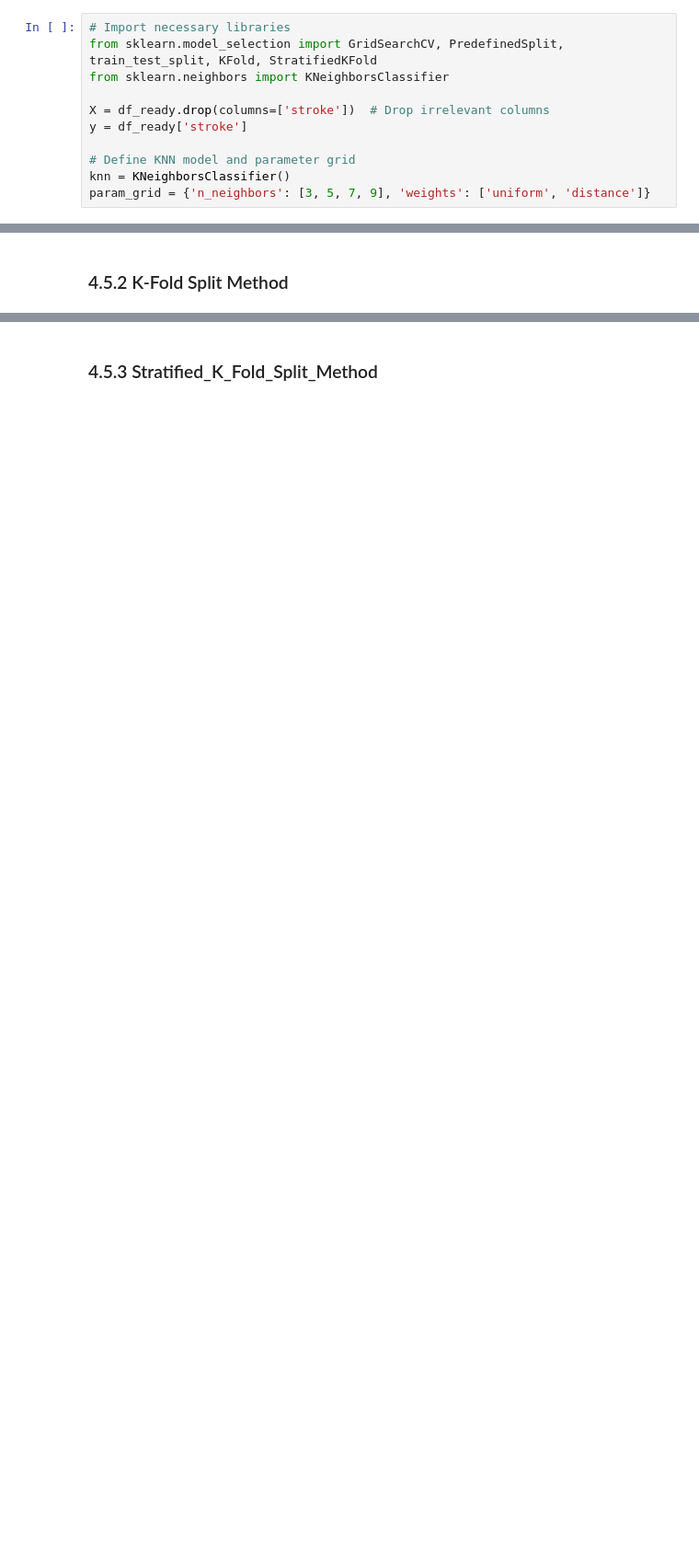
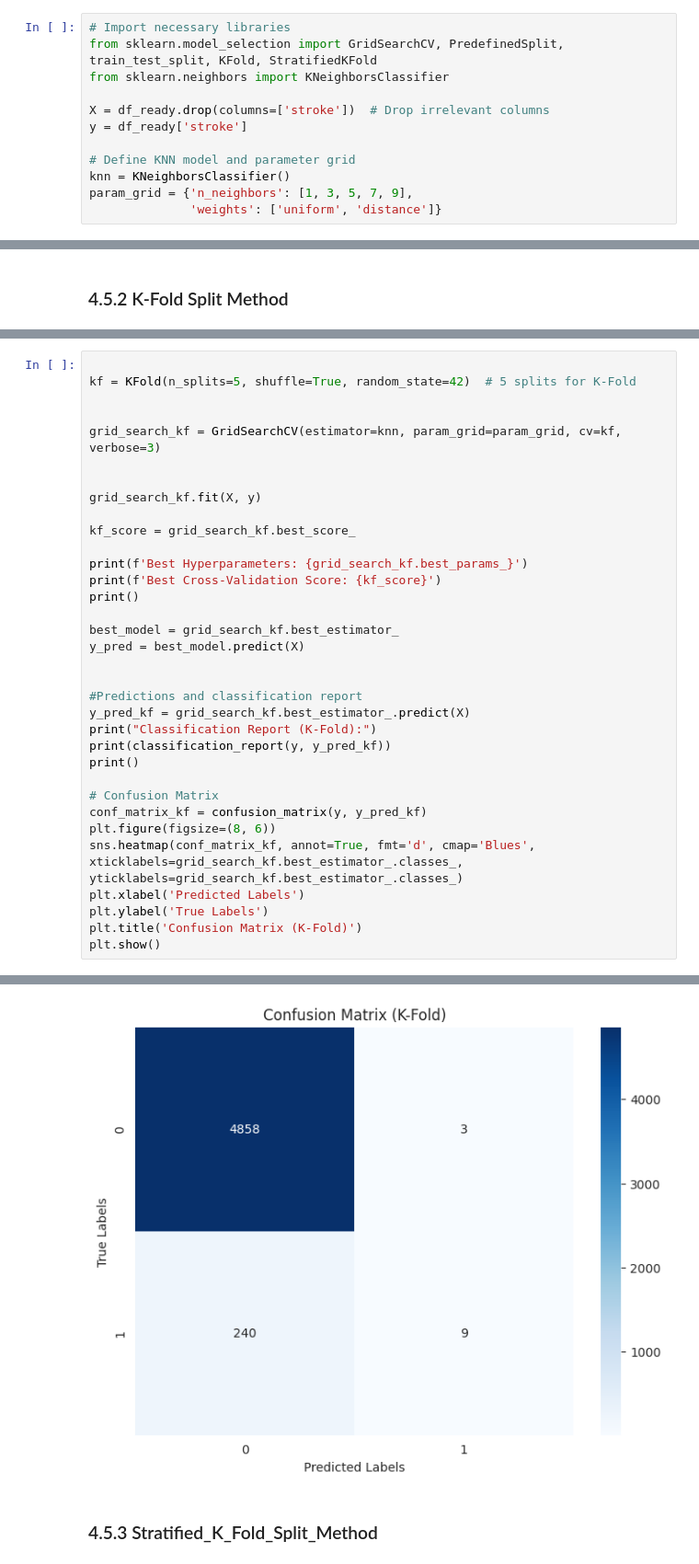
Before and after one commit to YasminaNasser/Stroke-Prediction-Data-Mining, a Jupyter notebook: Stroke_Prediction_Phase_2.ipynb, the cells around one changed output, grey strips where cells are left out. Shown at 92% size. Cells and saved outputs as stored; diff of their text form; blank space fills up the shorter version.

```diff
--- a/Stroke_Prediction_Phase_2.ipynb
+++ b/Stroke_Prediction_Phase_2.ipynb
@@ -1662,4 +1666,5 @@ y = df_ready['stroke']
 
 # Define KNN model and parameter grid
 knn = KNeighborsClassifier()
-param_grid = {'n_neighbors': [3, 5, 7, 9], 'weights': ['uniform', 'distance']}
+param_grid = {'n_neighbors': [1, 3, 5, 7, 9],
+              'weights': ['uniform', 'distance']}
@@ -1746,0 +1673,35 @@ Best Score (K-Fold): 0.9412915851272016
+# %%
+
+kf = KFold(n_splits=5, shuffle=True, random_state=42)  # 5 splits for K-Fold
+
+
+grid_search_kf = GridSearchCV(estimator=knn, param_grid=param_grid, cv=kf, verbose=3)
+
+
+grid_search_kf.fit(X, y)
+
+kf_score = grid_search_kf.best_score_
+
+print(f'Best Hyperparameters: {grid_search_kf.best_params_}')
+print(f'Best Cross-Validation Score: {kf_score}')
+print()
+
+best_model = grid_search_kf.best_estimator_
+y_pred = best_model.predict(X)
+
+
+#Predictions and classification report
+y_pred_kf = grid_search_kf.best_estimator_.predict(X)
+print("Classification Report (K-Fold):")
+print(classification_report(y, y_pred_kf))
+print()
+
+# Confusion Matrix
+conf_matrix_kf = confusion_matrix(y, y_pred_kf)
+plt.figure(figsize=(8, 6))
+sns.heatmap(conf_matrix_kf, annot=True, fmt='d', cmap='Blues', xticklabels=grid_search_kf.best_estimator_.classes_, yticklabels=grid_search_kf.best_estimator_.classes_)
+plt.xlabel('Predicted Labels')
+plt.ylabel('True Labels')
+plt.title('Confusion Matrix (K-Fold)')
+plt.show()
+# %% [output]
@@ -1747,2 +1725,3 @@ Best Score (K-Fold): 0.9412915851272016
+[figure, added]
 # %% [markdown]
 ### 4.5.3 Stratified_K_Fold_Split_Method
```
Also changed, not shown: parts of 14 cells of this notebook.
